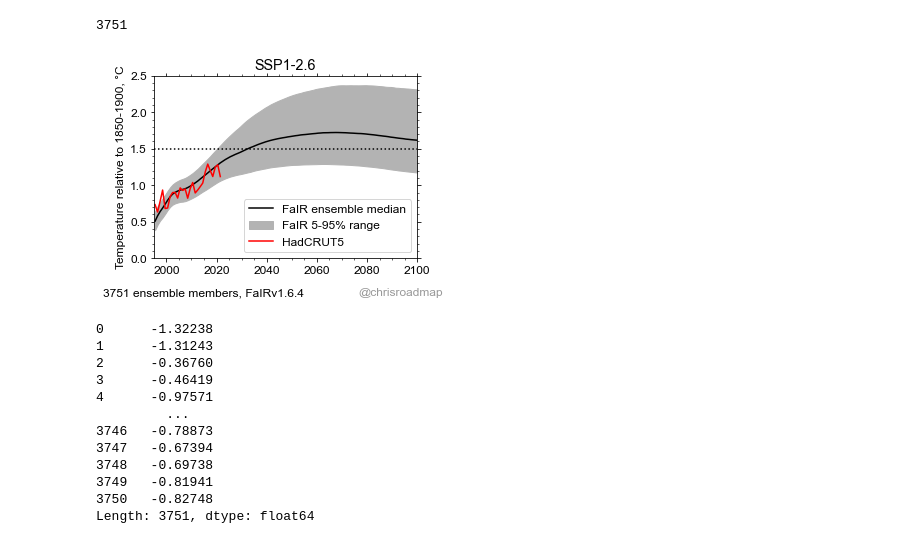
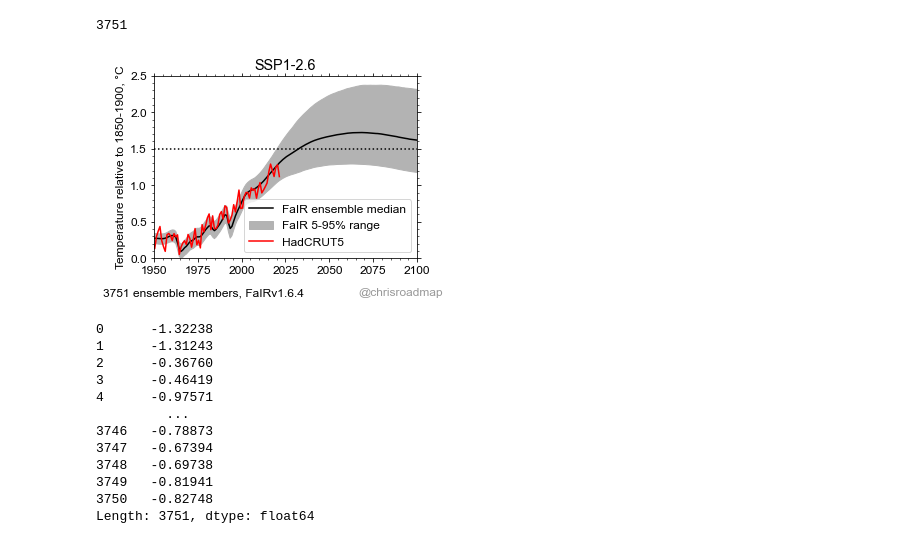
Before and after one commit to chrisroadmap/ar6-aerosol-uncertainty, a Jupyter notebook: notebooks/200_results-analysis.ipynb, the cells around one changed output. Saved outputs shown, nothing was run; the diff lists cells and outputs as text; code cells hidden in the pictures.

```diff
--- a/notebooks/200_results-analysis.ipynb
+++ b/notebooks/200_results-analysis.ipynb
@@ -55,24 +55,24 @@ n_ens
 3751
 # %%
 fig,ax=pl.subplots()
-ax.plot(np.arange(1995.5,2101), np.median(df_in['temperature'], axis=1), color='k', label='FaIR ensemble median')
-ax.fill_between(np.arange(1995.5,2101), np.percentile(df_in['temperature'], 5, axis=1), np.percentile(df_in['temperature'], 95, axis=1), label='FaIR 5-95% range', color="0.7")
-ax.plot(np.arange(1995.5,2022), hadcrut5_df.loc[145:171,'Anomaly (deg C)']-hadcrut5_df.loc[0:50,'Anomaly (deg C)'].mean(), color='r', label='HadCRUT5')
-ax.set_xlim(1995,2100)
+ax.plot(np.arange(1750.5,2101), np.median(df_in['temperature'], axis=1), color='k', label='FaIR ensemble median')
+ax.fill_between(np.arange(1750.5,2101), np.percentile(df_in['temperature'], 5, axis=1), np.percentile(df_in['temperature'], 95, axis=1), label='FaIR 5-95% range', color="0.7")
+ax.plot(np.arange(1850.5,2022), hadcrut5_df.loc[:171,'Anomaly (deg C)']-hadcrut5_df.loc[0:50,'Anomaly (deg C)'].mean(), color='r', label='HadCRUT5')
+ax.set_xlim(1950,2100)
 ax.set_ylim(0,2.5)
 ax.axhline(1.5, ls=':', color='k')
 ax.set_title('SSP1-2.6')
 ax.legend(loc='lower right')
 ax.set_ylabel('Temperature relative to 1850-1900, °C')
 pl.figtext(1,0.02,'@chrisroadmap',ha='right', color='0.6')
 pl.figtext(0,0.02,f'{n_ens} ensemble members, FaIRv{fair.__version__}')
 #ax.text(0.99,0.01,'FaIRv1.6.2 2237 constrained ensemble members', transform=ax.transAxes, ha='right')
 #ax.text(0.99,)
 fig.tight_layout(rect=[0.0,0.05,1,1])
 fig.patch.set_facecolor('white')
 pl.savefig('../plots/ssp126-default.png')
 # %% [output]
-[figure, old version]
+[figure, new version]
 # %%
 df_in['ERFaer'].loc[2005.5:2014.5].mean(axis=0)
 # %% [output]
```
Also changed, not shown: parts of 33 cells of this notebook, 6 other files.
